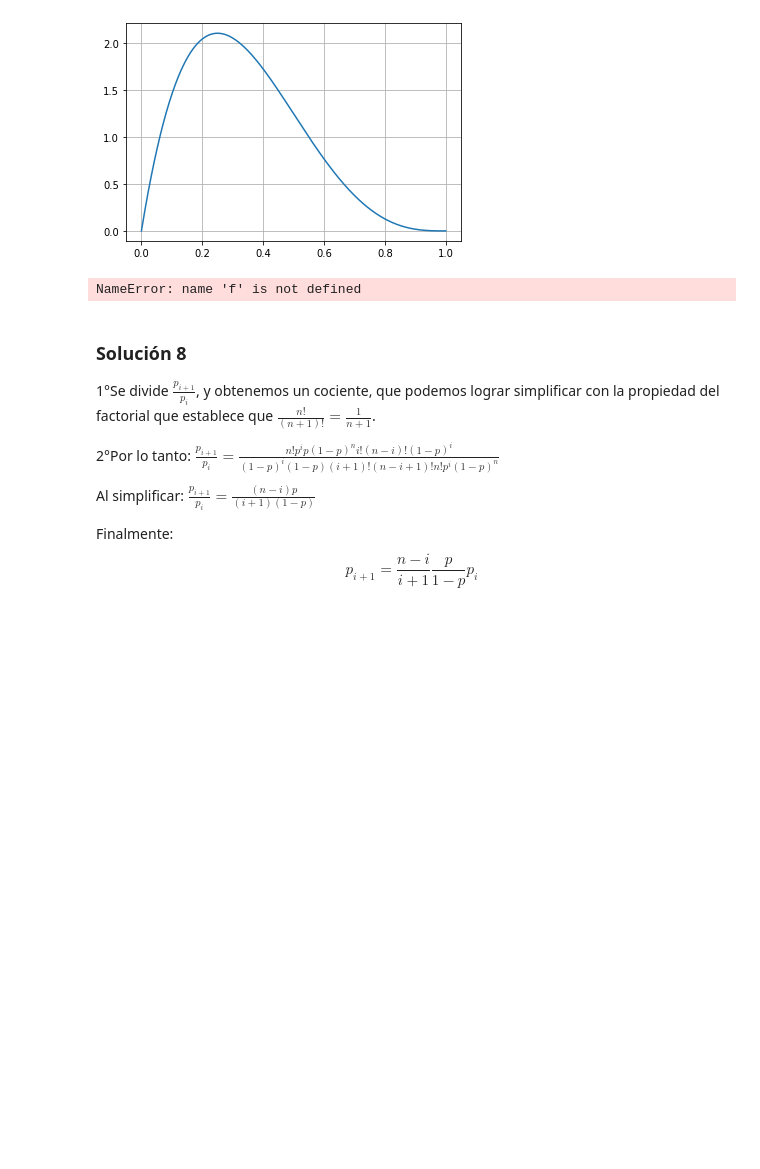
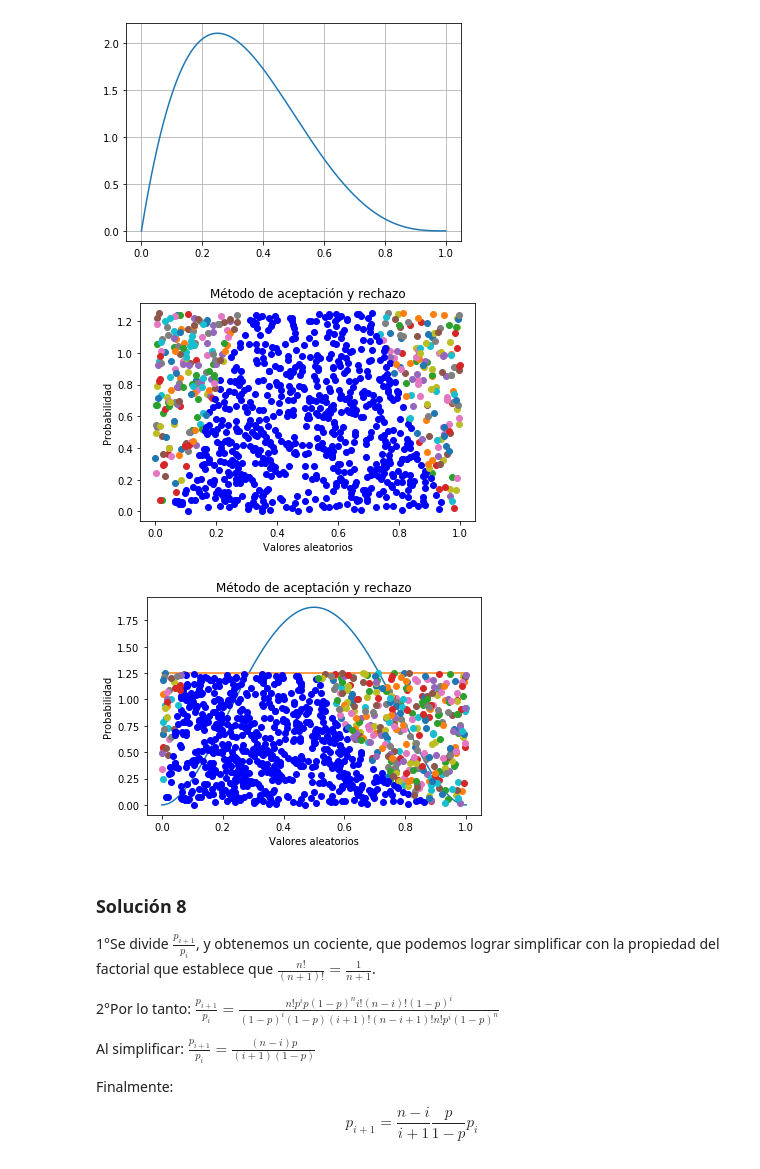
Before and after one commit to anadurrmuller/Tarea6_ASDurrmuller_GGonzalez, a Jupyter notebook: Tarea6_ASDurrmuller_GGonzalez.ipynb, the cells around one changed output. Drawn from its saved outputs; the diff is of its cells as text; code cells hidden in the pictures; blank space fills up the shorter version.

```diff
--- a/Tarea6_ASDurrmuller_GGonzalez.ipynb
+++ b/Tarea6_ASDurrmuller_GGonzalez.ipynb
@@ -402,21 +401,22 @@ plt.grid()
 [figure]
 # %%
 # Máximo de la función f
-max_f = f(optimize.fmin(lambda x:-f(x), 0, disp=False))
+max_f = fx(optimize.fmin(lambda x:-f(x), 0, disp=False))
 
 t = lambda x : max_f*np.ones(len(x))
 #Usando la función´metodo_aceptacion_rechazo
 R1 = np.random.uniform(0,1,1000)
 R2 = np.random.uniform(0,1,1000)
 Acep_rechazo(R1,R2,f,t);
 
 plt.plot(x,f(x),label='f(x)')
 plt.plot(x,t(x),label='t(x)')
 
 #Se puede utilizar la función anterior para crear las variables aleatorias.
 VA = Acep_rechazo(R1,R2,fx,t)
 # %% [output]
-NameError: name 'f' is not defined
+[figure, added]
+[figure, added]
 # %% [markdown]
 ### Solución 8
 1°Se divide $\frac{p_{i+1}}{p_i}$, y obtenemos un cociente, que podemos lograr simplificar con la propiedad del factorial que establece que $\frac{n!}{(n+1)!} = \frac{1}{n+1}$.
```
Also changed, not shown: parts of 9 cells of this notebook.
